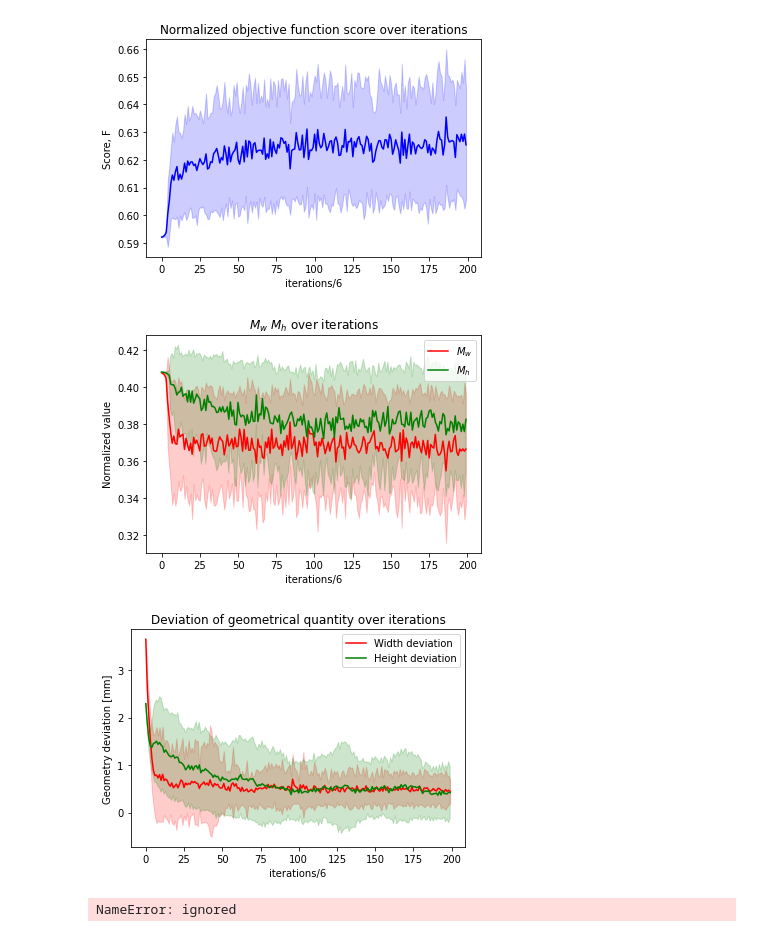
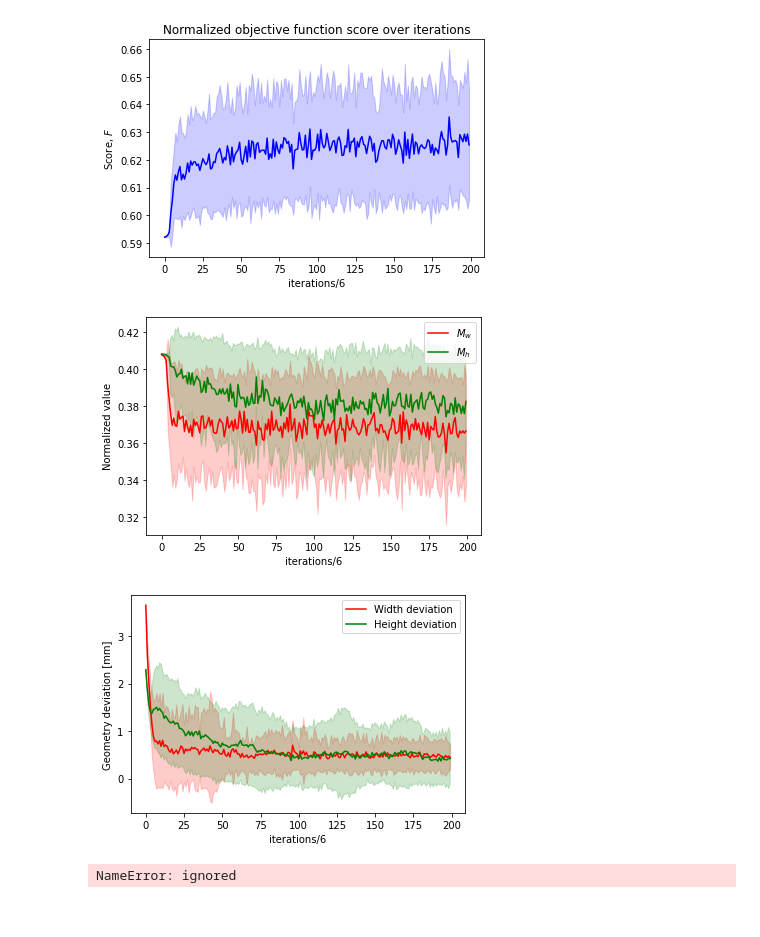
Before and after one commit to kwak9601/Qlearning_OpenAI, a Jupyter notebook: policy_gradient_new_graphs.ipynb, the cells around one changed output. Cells and saved outputs as stored; diff of their text form; code cells hidden in the pictures.

```diff
--- a/policy_gradient_new_graphs.ipynb
+++ b/policy_gradient_new_graphs.ipynb
@@ -406,7 +406,7 @@ avg_plot_dev_h_std = np.std(avg_plot_dev_h, axis=0)
 plt.plot(x, avg_plot_F_mean, 'b-', label='Score, F')
 plt.fill_between(x, avg_plot_F_mean - avg_plot_F_std, avg_plot_F_mean + avg_plot_F_std, color='b', alpha=0.2)
 plt.title('Normalized objective function score over iterations')
-plt.ylabel('Score, F')
+plt.ylabel('Score, $\it{F}$')
 
 plt.xlabel('iterations/' + str(policy_num_of_sets))
 
@@ -418,7 +418,7 @@ plt.xlabel('iterations/' + str(policy_num_of_sets))
 
 plt.plot(x, avg_plot_M2_mean, 'g-', label='$M_h$')
 plt.fill_between(x, avg_plot_M2_mean - avg_plot_M2_std, avg_plot_M2_mean + avg_plot_M2_std, color='gb', alpha=0.2)
-plt.title('$M_w$ $M_h$ over iterations')
+# plt.title('$M_w$ $M_h$ over iterations')
 plt.ylabel('Normalized value')
 
 plt.legend()
@@ -434,38 +434,38 @@ plt.fill_between(x, avg_plot_dev_w_mean - avg_plot_dev_w_std, avg_plot_dev_w_mea
 plt.plot(x, avg_plot_dev_h_mean, 'g-', label='Height deviation')
 plt.ylabel('Geometry deviation [mm]')
 plt.fill_between(x, avg_plot_dev_h_mean - avg_plot_dev_h_std, avg_plot_dev_h_mean + avg_plot_dev_h_std, color='gb', alpha=0.2)
-plt.title('Deviation of geometrical quantity over iterations')
+# plt.title('Deviation of geometrical quantity over iterations')
 plt.legend(loc="upper right")
 
 plt.show()
 
 
 #Below outdated
 
 
 # # avg_plot_F[run] = list_for_plot_F
 # # print(len(avg_plot_F))
 # # plt.plot(avg_plot_F[0])
 # # plt.show()
 
 # avg_plot_M1[run] = list_for_plot_M1
 # avg_plot_M2[run] = list_for_plot_M2
 
 # avg_plot_dev_w[run] = list_for_plot_dev_w
 # avg_plot_dev_h[run] = list_for_plot_dev_h
 # run += 1
 # print("run count: ", run)
 
 # #this averaging only works if data length are equal.
 # a = [mean((x for x in xs if x is not None)) for xs in itertools.zip_longest(*avg_plot_F)]
 # b = [mean((x for x in xs if x is not None)) for xs in itertools.zip_longest(*avg_plot_M1)]
 # c = [mean((x for x in xs if x is not None)) for xs in itertools.zip_longest(*avg_plot_M2)]
 # d = [mean((x for x in xs if x is not None)) for xs in itertools.zip_longest(*avg_plot_dev_w)]
 # e = [mean((x for x in xs if x is not None)) for xs in itertools.zip_longest(*avg_plot_dev_h)]
 # %% [output]
-[figure, old version]
+[figure, new version]
-[figure, old version]
+[figure, new version]
-[figure, old version]
+[figure, new version]
 # %%
 print(len(a))
 plt.plot(a)
```
